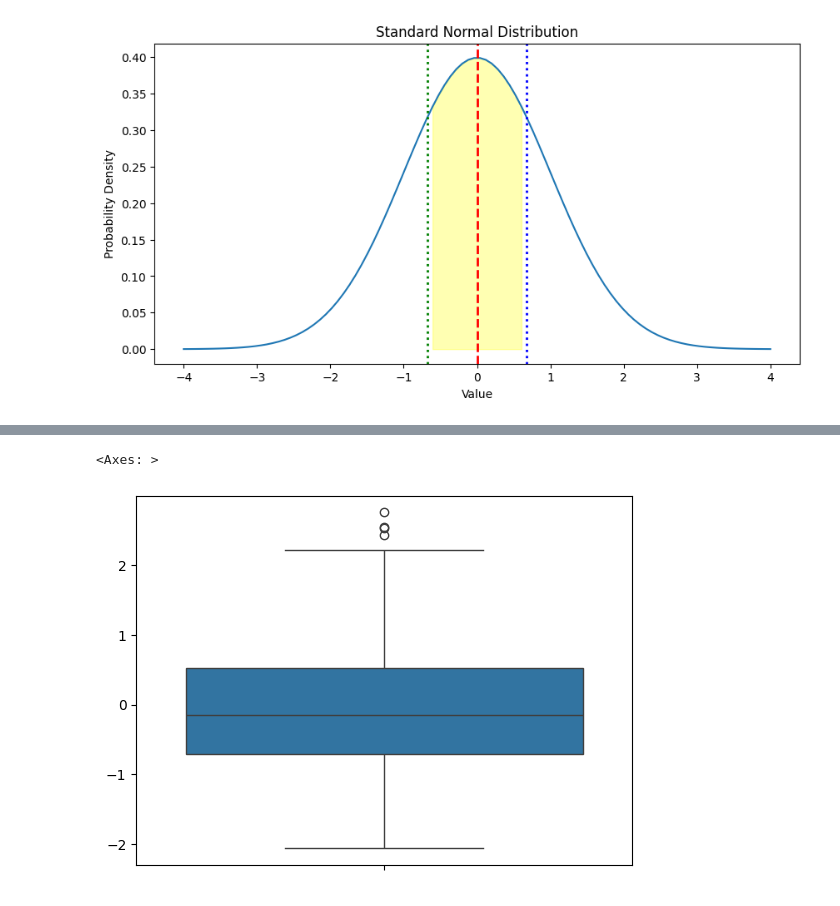
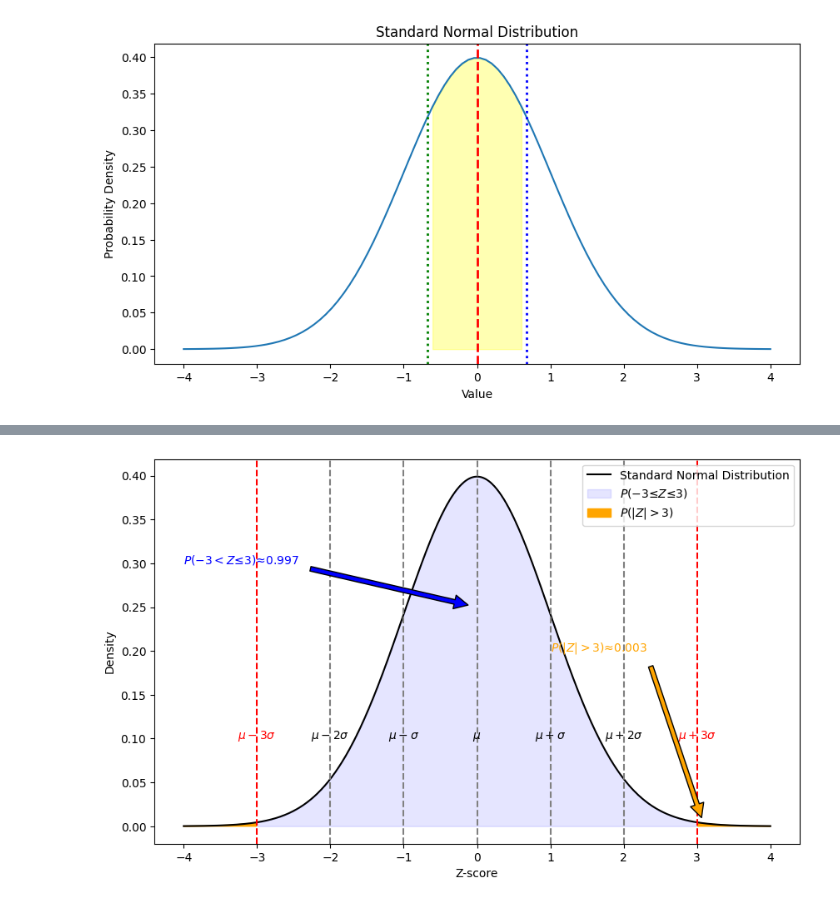
Before and after one commit to Humboldt-WI/demopy, a Jupyter notebook: normal_dist.ipynb, the cells around one changed output, grey strips where cells are left out. Saved outputs shown, nothing was run; the diff lists cells and outputs as text; code cells hidden in the pictures.

```diff
--- a/normal_dist.ipynb
+++ b/normal_dist.ipynb
@@ -102,7 +96,63 @@ plt.show()
-# %%
-import seaborn as sns
-
-sns.boxplot(data)
-# %% [output]
-<Axes: >
-[figure, removed]
+# %%
+import matplotlib.pyplot as plt
+import numpy as np
+import scipy.stats as stats
+
+# Standard normal distribution parameters
+mu = 0
+sigma = 1
+
+# Generate points on the x axis
+x = np.linspace(mu - 4*sigma, mu + 4*sigma, 1000)
+y = stats.norm.pdf(x, mu, sigma)
+
+# Create the plot
+plt.figure(figsize=(10, 6))
+
+# Plot the standard normal distribution
+plt.plot(x, y, label='Standard Normal Distribution', c='black')
+
+# Fill the area between z = -3 and z = 3
+plt.fill_between(x, y, where=(x >= -3) & (x <= 3), color='blue', alpha=0.1, label='$P(-3 ≤ Z ≤ 3)$')
+plt.fill_between(x, y, where=(x < -3) | (x > 3), color='orange', alpha=1, label='$P(|Z|>3)$')
+
+# Annotate mu, mu ± sigma, mu ± 2sigma, etc.
+plt.axvline(x=mu, color='grey', linestyle='--')
+plt.axvline(x=mu + sigma, color='grey', linestyle='--')
+plt.axvline(x=mu - sigma, color='grey', linestyle='--')
+plt.axvline(x=mu + 2*sigma, color='grey', linestyle='--')
+plt.axvline(x=mu - 2*sigma, color='grey', linestyle='--')
+plt.axvline(x=mu + 3*sigma, color='red', linestyle='--')
+plt.axvline(x=mu - 3*sigma, color='red', linestyle='--')
+
+plt.text(mu, 0.1, '$\mu$', horizontalalignment='center')
+plt.text(mu + sigma, 0.1, '$\mu + \sigma$', horizontalalignment='center')
+plt.text(mu - sigma, 0.1, '$\mu - \sigma$', horizontalalignment='center')
+plt.text(mu + 2*sigma, 0.1, '$\mu + 2\sigma$', horizontalalignment='center')
+plt.text(mu - 2*sigma, 0.1, '$\mu - 2\sigma$', horizontalalignment='center')
+plt.text(mu + 3*sigma, 0.1, '$\mu + 3\sigma$', horizontalalignment='center', color='red')
+plt.text(mu - 3*sigma, 0.1, '$\mu - 3\sigma$', horizontalalignment='center', color='red')
+
+# Calculate the probability of Z being between -3 and +3
+p_in_range = stats.norm.cdf(3) - stats.norm.cdf(-3)
+
+# Annotate probability regions
+plt.annotate(f'$P(-3 < Z ≤ 3) ≈ {p_in_range:.3f}$', xy=(0, 0.25), xytext=(-4, 0.3), color='blue',
+             arrowprops=dict(facecolor='blue', shrink=0.05))
+
+plt.annotate(f'$P(|Z|>3) ≈ {1-p_in_range:.3f}$', xy=(3.1, 0), xytext=(1, 0.2), color='orange',
+             arrowprops=dict(facecolor='orange', shrink=0.05))
+
+
+# Set labels and title
+plt.xlabel('Z-score')
+plt.ylabel('Density')
+#plt.title('Density of Standard Normal Distribution')
+
+# Add legend
+plt.legend()
+
+# Show the plot
+plt.show()
+# %% [output]
+[figure, added]
```
Also changed, not shown: parts of 1 cell of this notebook.
